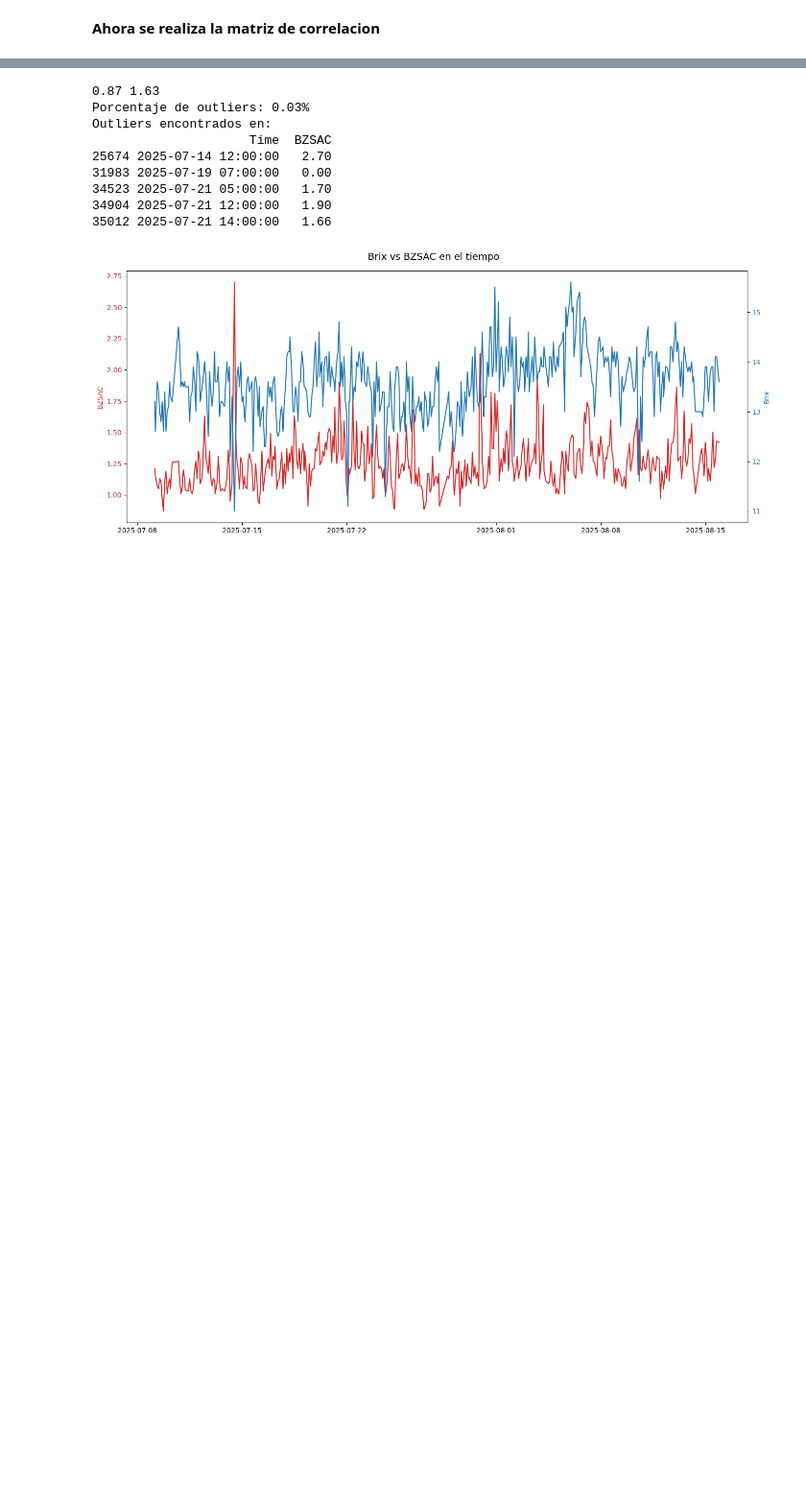
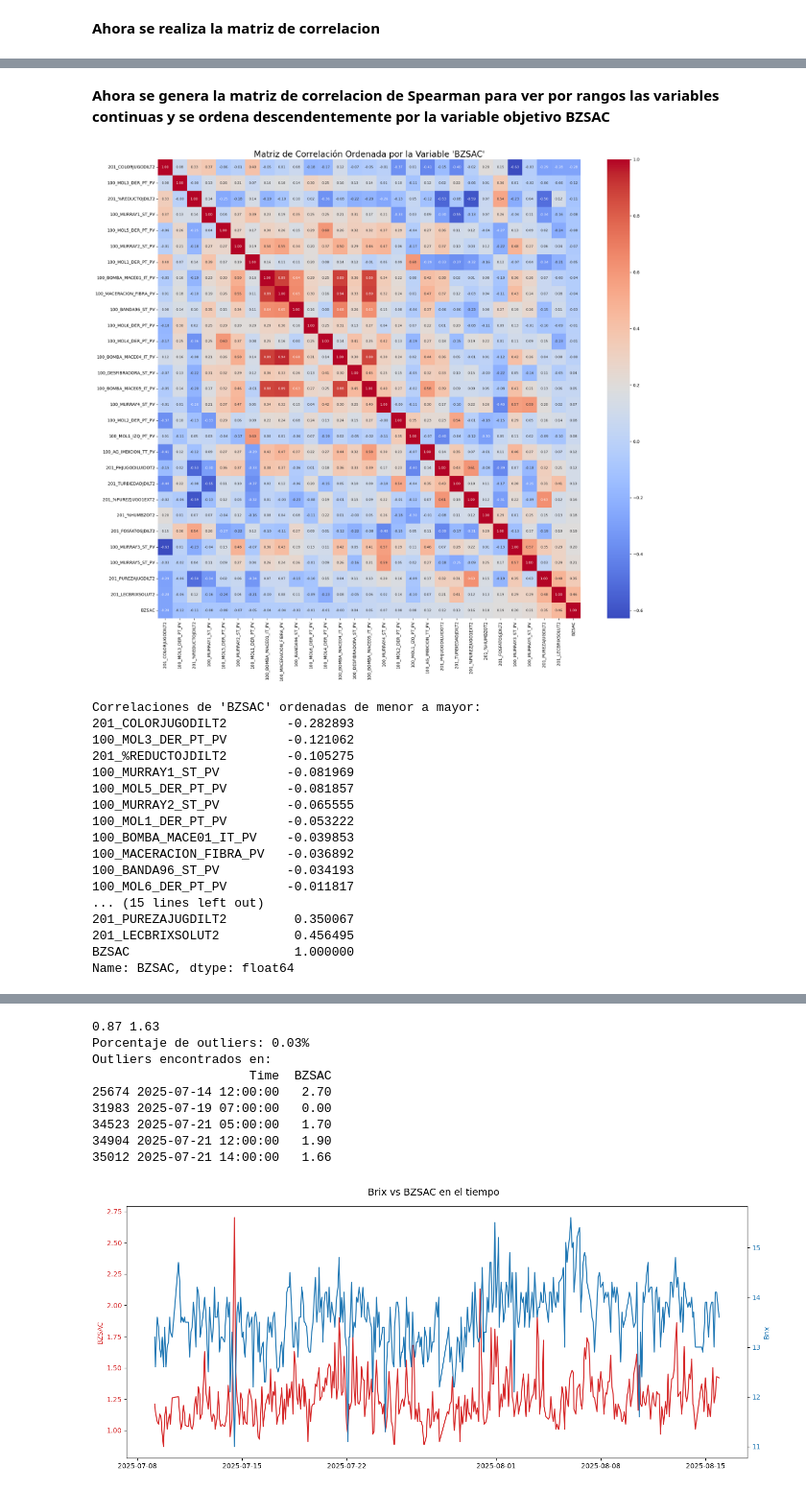
Before and after one commit to juanseo/ICESI_AnalisisDatos1_Sacarosa, a Jupyter notebook: analisis_bivariado.ipynb, the cells around one changed output, grey strips where cells are left out. Shown at 96% size. Saved outputs shown, nothing was run; the diff lists cells and outputs as text; code cells hidden in the pictures; blank space fills up the shorter version.

```diff
--- a/analisis_bivariado.ipynb
+++ b/analisis_bivariado.ipynb
@@ -434 +389,56 @@ BZSAC                             0.305734            0.272435
+# %% [markdown]
+**Ahora se genera la matriz de correlacion de Spearman para ver por rangos las variables continuas y se ordena descendentemente por la variable objetivo BZSAC**
+# %%
+
+# 1. Calcular la matriz de correlación
+correlation_matrix = df_resample_1h.corr(method='spearman')
+
+# 2. Seleccionar la fila de correlaciones de la variable objetivo 'BZSAC'
+correlations_with_target = correlation_matrix['BZSAC']
+
+# 3. Ordenar las correlaciones en orden ascendente (de menor a mayor)
+sorted_correlations = correlations_with_target.sort_values(ascending=True)
+
+# 4. Reordenar la matriz de correlación para la visualización
+# Esto se hace para que el heatmap muestre las variables en el orden deseado
+ordered_columns = sorted_correlations.index
+ordered_correlation_matrix = correlation_matrix.loc[ordered_columns, ordered_columns]
+
+# 5. Visualizar la matriz de correlación ordenada
+plt.figure(figsize=(20, 18))
+sns.heatmap(
+    ordered_correlation_matrix,
+    annot=True,
+    cmap="coolwarm",
+    fmt=".2f",
+    annot_kws={"size": 8}
+)
+plt.title("Matriz de Correlación Ordenada por la Variable 'BZSAC'", fontsize=20)
+plt.xticks(fontsize=10, rotation=90)
+plt.yticks(fontsize=10, rotation=0)
+plt.tight_layout()
+plt.show()
+
+# Opcional: Para ver solo las correlaciones de 'BZSAC' en una Serie ordenada
+print("\nCorrelaciones de 'BZSAC' ordenadas de menor a mayor:")
+print(sorted_correlations)
+# %% [output]
+[figure, added]
+Correlaciones de 'BZSAC' ordenadas de menor a mayor:
+201_COLORJUGODILT2        -0.282893
+100_MOL3_DER_PT_PV        -0.121062
+201_%REDUCTOJDILT2        -0.105275
+100_MURRAY1_ST_PV         -0.081969
+100_MOL5_DER_PT_PV        -0.081857
+100_MURRAY2_ST_PV         -0.065555
+100_MOL1_DER_PT_PV        -0.053222
+100_BOMBA_MACE01_IT_PV    -0.039853
+100_MACERACION_FIBRA_PV   -0.036892
+100_BANDA96_ST_PV         -0.034193
+100_MOL6_DER_PT_PV        -0.011817
+... (15 lines left out)
+201_PUREZAJUGDILT2         0.350067
+201_LECBRIXSOLUT2          0.456495
+BZSAC                      1.000000
+Name: BZSAC, dtype: float64
 # %% [markdown]
```
Also changed, not shown: parts of 20 cells of this notebook.
